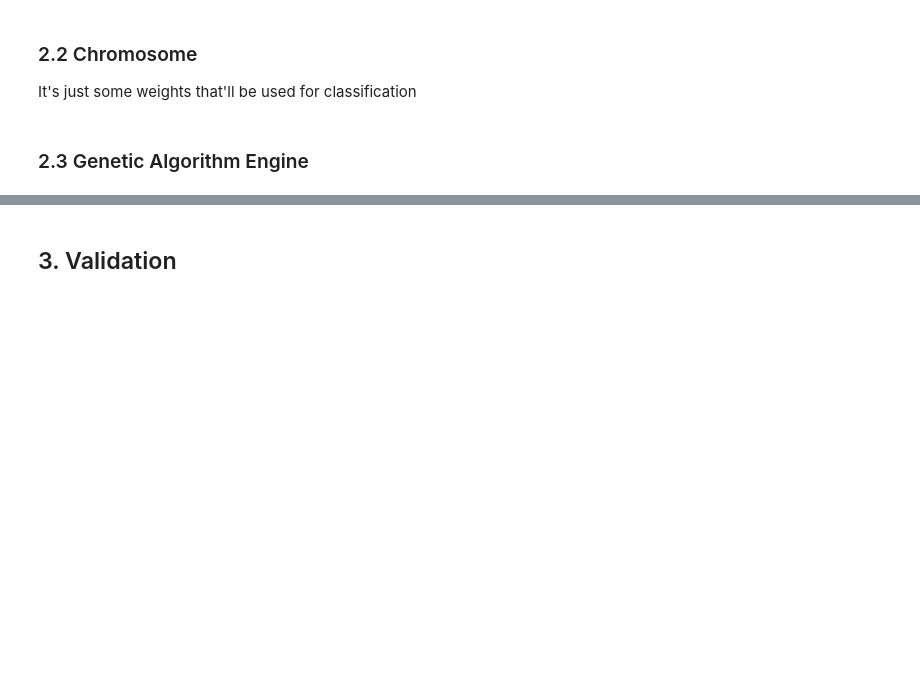
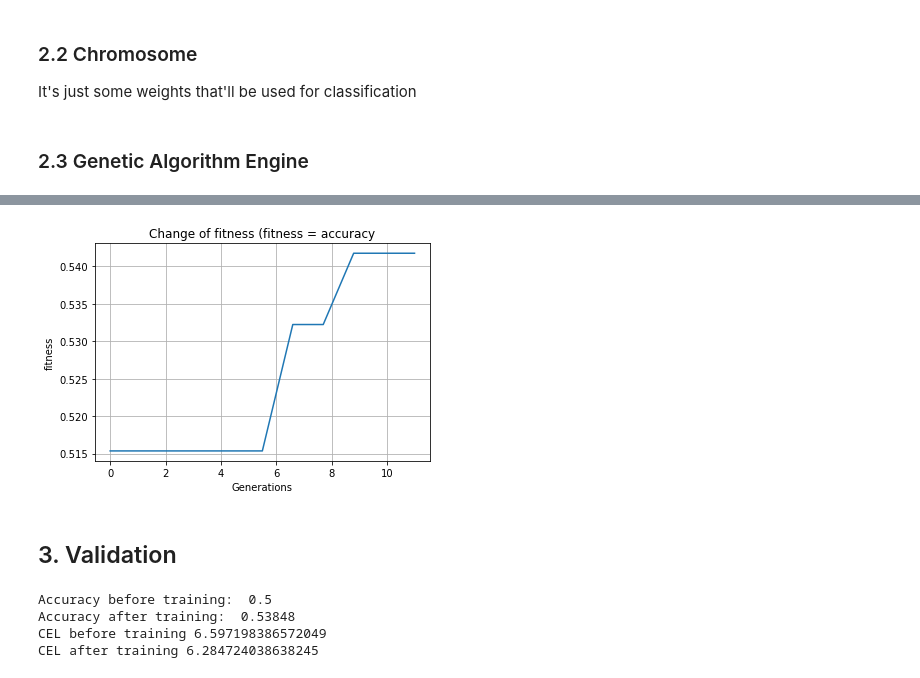
Before and after one commit to STProgrammer/GA-classification, a Jupyter notebook: GA-text-classification.ipynb, the cells around one changed output, grey strips where cells are left out. Saved outputs shown, nothing was run; the diff lists cells and outputs as text; code cells hidden in the pictures; blank space fills up the shorter version.

Commit message:
classifier uses Numpy

```diff
--- a/GA-text-classification.ipynb
+++ b/GA-text-classification.ipynb
@@ -594,0 +620,6 @@ classifier = Classifier(idfs, vocab)
+# %%
+# Initialize classifier
+classifier = Classifier(idfs, vocab)
+classifier.init_weights(8)
+p = np.apply_along_axis(classifier.predict, 1, X_valid[1:50])
+sum(np.argmax(p, axis=1))
@@ -644,10 +680,11 @@ class Chromosome:
     def fitness(self, value):
         self._fitness = value
 
-    def assign_fitness(self, classifier, data_set):
+    def assign_fitness(self, classifier, x, y):
         import math
-        loss, _ = classifier.predict_whole_set(data_set, self.ws_1, self.ws_2)
-        self.fitness = 1/loss #0 if loss <= 0 or loss == float('inf') else -math.log(1 / loss)
+        classifier.set_weights(self.ws_1, self.ws_2)
+        loss, _, acc = classifier.predict_whole_set(x, y, True)
+        self.fitness = acc #0 if loss <= 0 or loss == float('inf') else -math.log(1 / loss)
 
     # produce a new offspring from 2 parents
     def crossover(self, other):
@@ -742,11 +779,11 @@ class GAEngine:
 
 
     # fitness calculation goes here...
-    def assign_fitness(self, classifier, data_set):
+    def assign_fitness(self, classifier, x, y):
         # Fitness is 987 substracted by distance to closest food
         # We want the chromosomes close to some food to survive, not close to all foods on average.
         for ch in self.population:
-            ch.assign_fitness(classifier, data_set)
+            ch.assign_fitness(classifier, x, y)
         return
 
     def get_population(self):
@@ -757,7 +794,7 @@ class GAEngine:
         return ch
 
     def training_routine(self, init_population, nr_of_generations,
-                        no_of_mutation, rate_of_crossover):
+                        no_of_mutation, rate_of_crossover, x, y, classifier):
         self.make_initial_population(init_population)
         self.generations = nr_of_generations
 
@@ -765,7 +802,7 @@ class GAEngine:
 
 
         for i in range(self.generations):
-            self.assign_fitness(classifier, test_set_vectorized)
+            self.assign_fitness(classifier, x, y)
             cels.append(self.get_best_chromosome().fitness)
             # ca 60 % of population to do crossover
             no_of_crossover = int(rate_of_crossover * len(self.population))
@@ -780,12 +817,13 @@ class GAEngine:
 
 
         # Assign fitness last time before getting the best chromosome
-        self.assign_fitness(classifier, test_set_vectorized)
+        self.assign_fitness(classifier, x, y)
         cels.append(self.get_best_chromosome().fitness)
         return self.get_best_chromosome(), cels
 # %%
+%%time
 # Here I run the GA engine
 ga = GAEngine()
-gens = 20
-ch, cels = ga.training_routine(20, gens, 4, 0.8)
+gens = 10
+ch, cels = ga.training_routine(10, gens, 2, 0.8, X_test, Y_test, classifier)
 cels
@@ -792,14 +843,16 @@ cels
 # %%
 # Plotting increase of fitness in training
 x = np.linspace(0, gens+1, gens+1)
 fig, ax = plt.subplots(1, 1)
 ax.plot(x, cels, label='fitness')
 
 plt.xlabel("Generations")
 plt.ylabel("fitness")
-plt.title("Change of fitness (fitness = 1 / (mean CEL))")
+plt.title("Change of fitness (fitness = accuracy")
 
 plt.grid()
 plt.show()
+# %% [output]
+[figure, added]
 # %% [markdown]
 ## 3. Validation
@@ -808,8 +862,10 @@ post_training_CEL, output_df = classifier.predict_whole_set(valid_set_vectorized
 # %%
-post_training_nr_of_correct = output_df[output_df['label'] == output_df['predicted-vals']].count().values[0]
-post_training_accuracy = post_training_nr_of_correct / len(output_df)
-
-print("Accuracy before training: ", pre_training_accuracy)
-print("Accuracy after training: ", post_training_accuracy)
-print("CEL before training", pre_training_CEL)
-print("CEL after training", post_training_CEL)
+print("Accuracy before training: ", acc_pre)
+print("Accuracy after training: ", acc_post)
+print("CEL before training", cel_pre)
+print("CEL after training", cel_post)
+# %% [output]
+Accuracy before training:  0.5
+Accuracy after training:  0.53848
+CEL before training 6.597198386572049
+CEL after training 6.284724038638245
```
Also changed, not shown: parts of 31 cells of this notebook.
